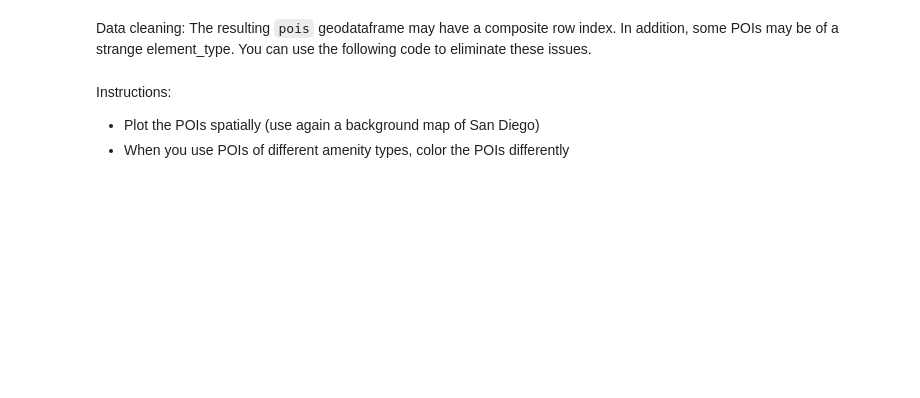
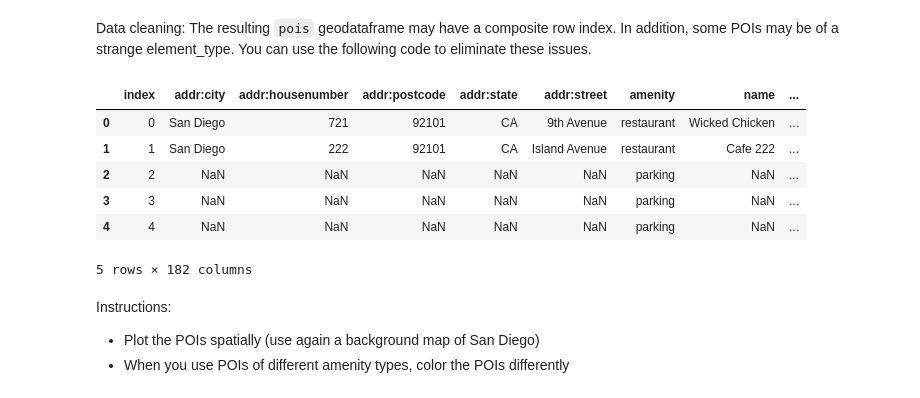
Before and after one commit to D3IP-SS24/case_study1, a Jupyter notebook: project_airbnb_template.ipynb, the cells around one changed output. Drawn from its saved outputs; the diff is of its cells as text; code cells hidden in the pictures; blank space fills up the shorter version.

```diff
--- a/project_airbnb_template.ipynb
+++ b/project_airbnb_template.ipynb
@@ -65,2 +89,16 @@ pois = ""
+# %%
+address = "San Diego, California, USA"
+distance = 5000
+tags = {'amenity': [
+    "museum", "historic_site", "monument", "art_gallery",
+    "park", "beach", "theme_park", "cinema", "theatre",
+    "restaurant", "cafe", "bar", "nightclub", "marketplace",
+    "shopping_centre", "boutique", "shop", "souvenir",
+    "bus_station", "train_station", "bicycle_rental", "parking",
+    "trail", "nature_reserve", "garden"
+    ]}
+pois = ox.geometries_from_address(address, tags=tags, dist=distance)
+
+pois = pois[pois.geom_type == 'Point'].reset_index(drop=True)
 # %%
 pois.head()
@@ -69,8 +115,16 @@ Data cleaning: The resulting `pois` geodataframe may have a composite row index.
 # %%
 # Clean the POI data
 pois.reset_index(inplace=True) # reset the index of the data frame
-pois = pois[pois.element_type=="node"] # eliminate all POIs that are not of the type "node"
+pois = pois[pois.geom_type=="Point"] # eliminate all POIs that are not of the type "node"
 pois.head() # check the results
+# %% [output]
+|  | index | addr:city | addr:housenumber | addr:postcode | addr:state | addr:street | amenity | name | ... |
+| 0 | 0 | San Diego | 721 | 92101 | CA | 9th Avenue | restaurant | Wicked Chicken | ... |
+| 1 | 1 | San Diego | 222 | 92101 | CA | Island Avenue | restaurant | Cafe 222 | ... |
+| 2 | 2 | NaN | NaN | NaN | NaN | NaN | parking | NaN | ... |
+| 3 | 3 | NaN | NaN | NaN | NaN | NaN | parking | NaN | ... |
+| 4 | 4 | NaN | NaN | NaN | NaN | NaN | parking | NaN | ... |
+5 rows × 182 columns
 # %% [markdown]
 Instructions:
 * Plot the POIs spatially (use again a background map of San Diego)
```
Also changed, not shown: parts of 10 cells of this notebook, 1 other file.
